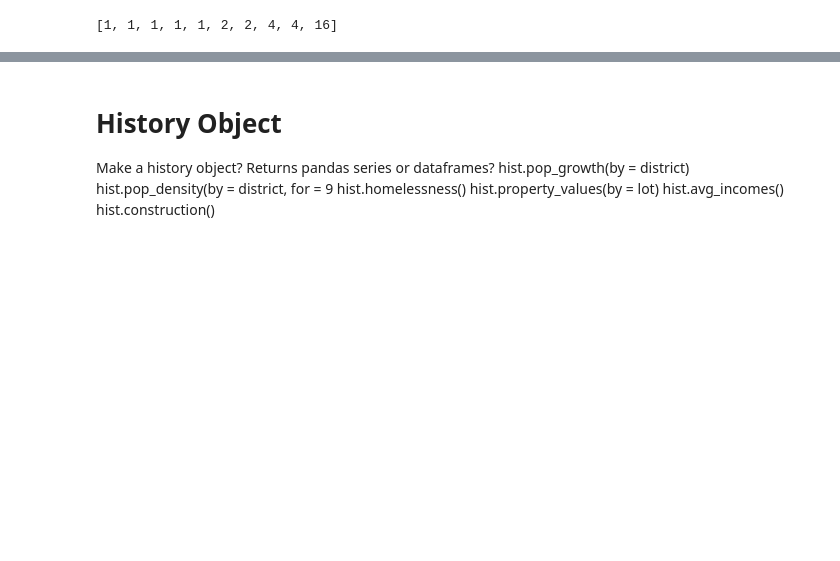
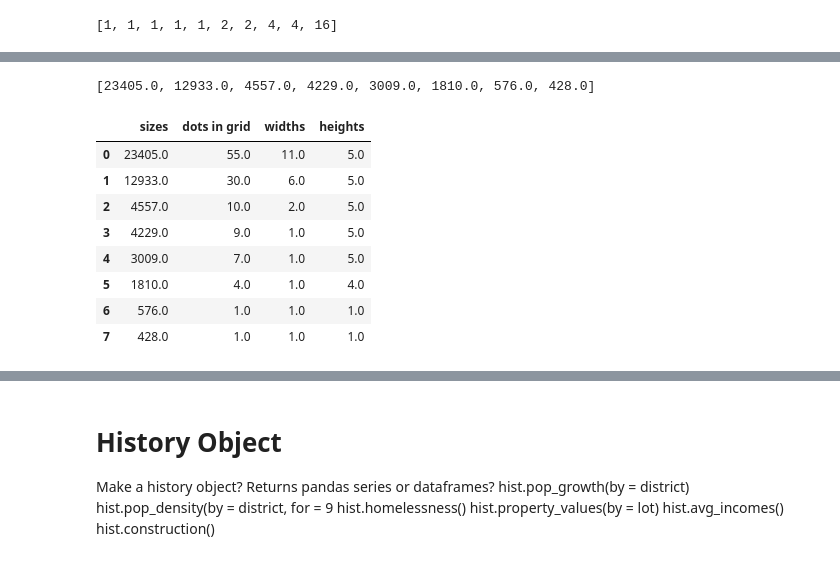
Before and after one commit to ssrosa/housing_market_simulator, a Jupyter notebook: sandbox/sandbox.ipynb, the cells around one changed output, grey strips where cells are left out. Drawn from its saved outputs; the diff is of its cells as text; code cells hidden in the pictures; blank space fills up the shorter version.

```diff
--- a/sandbox/sandbox.ipynb
+++ b/sandbox/sandbox.ipynb
@@ -802,16 +636,0 @@ df[df['totals'] > 48]
-# %%
-#rectangular_sizes = [s - (s%5) for s in sizes]
-
-rectangular_sizes = [90, 5, 15, 70, 45, 0]
-
-widths = [r / 5 for r in rectangular_sizes]
-
-x_start = [0]
-x_start.extend([sum(widths[:i]) for i in range(1, len(widths))])
-
-colors = ['red', 'orange', 'yellow', 'green', 'blue', 'purple', 'gray', 'brown', 'black']
-d = draw.Drawing(100, 100, origin = (0,0))
-
-for x, w in zip (x_start, widths):
-    d.append(draw.Rectangle(x,0,w,5, fill = 'lightgray'))
-d.setPixelScale(5)
@@ -819,0 +744,2 @@ d.setPixelScale(5)
+# %%
+residences = sorted([r for r in sim.blocks[-1][3].residences[-1]], key = lambda r: r.size, reverse = True)
@@ -819,0 +748,24 @@ d.setPixelScale(5)
+# %%
+sizes = [r.size for r in residences]
+dots = [r.size // 425 for r in residences]
+widths = [d // 5 if (d // 5) > 0 else 1 for d in dots]
+heights = [5 if (d // 5) > 0 else d for d in dots]
+# %%
+sizes
+# %% [output]
+[23405.0, 12933.0, 4557.0, 4229.0, 3009.0, 1810.0, 576.0, 428.0]
+# %%
+compare = pd.DataFrame(data = (np.array([sizes, dots, widths, heights]).T),
+                      columns = ['sizes', 'dots in grid', 'widths', 'heights'])
+# %%
+compare
+# %% [output]
+|  | sizes | dots in grid | widths | heights |
+| 0 | 23405.0 | 55.0 | 11.0 | 5.0 |
+| 1 | 12933.0 | 30.0 | 6.0 | 5.0 |
+| 2 | 4557.0 | 10.0 | 2.0 | 5.0 |
+| 3 | 4229.0 | 9.0 | 1.0 | 5.0 |
+| 4 | 3009.0 | 7.0 | 1.0 | 5.0 |
+| 5 | 1810.0 | 4.0 | 1.0 | 4.0 |
+| 6 | 576.0 | 1.0 | 1.0 | 1.0 |
+| 7 | 428.0 | 1.0 | 1.0 | 1.0 |
```
Also changed, not shown: parts of 36 cells of this notebook.
